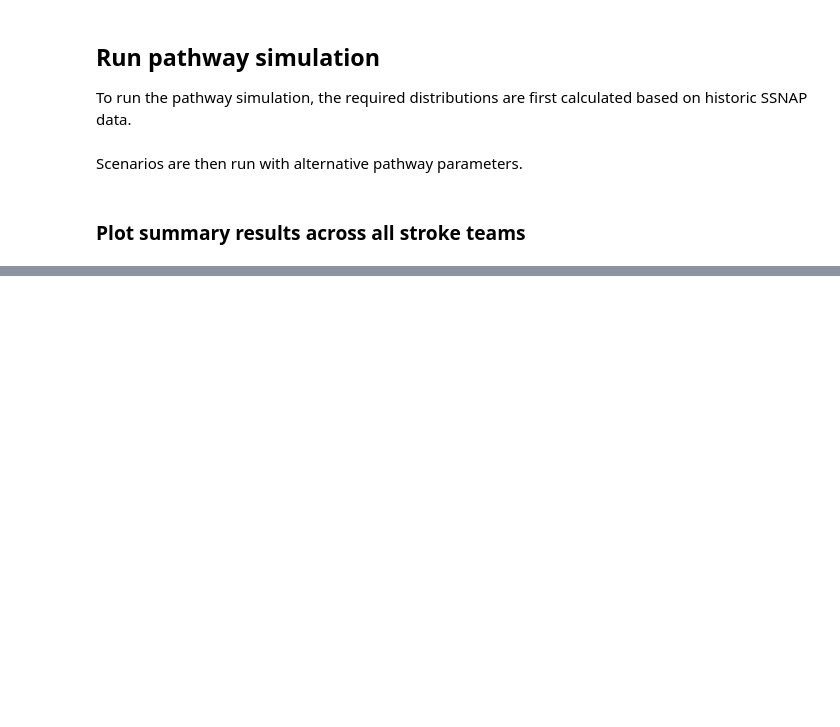
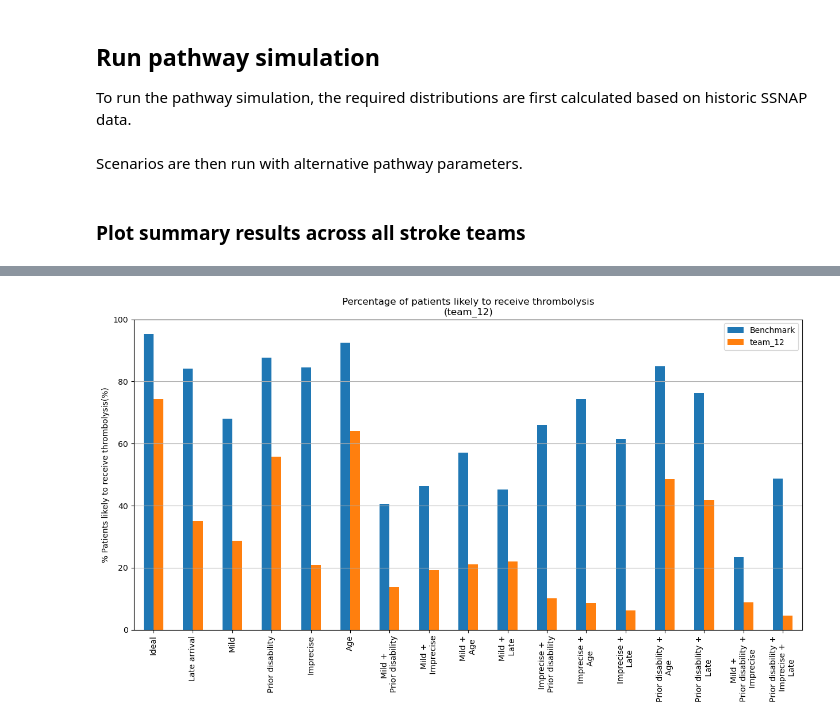
Before and after one commit to samuel-book/samuel_2_demo, a Jupyter notebook: prod_1_hospital_improvement_demo.ipynb, the cells around one changed output, grey strips where cells are left out. Cells and saved outputs as stored; diff of their text form; code cells hidden in the pictures; blank space fills up the shorter version.

Commit message:
Add prototype patients

```diff
--- a/prod_1_hospital_improvement_demo.ipynb
+++ b/prod_1_hospital_improvement_demo.ipynb
@@ -157,0 +184,4 @@ pathway.plot_team_results(team, show=True)
+# %%
+choice_outcome_model.predict_prototype_patients(team, show=True)
+# %% [output]
+[figure, added]
```
Also changed, not shown: parts of 7 cells of this notebook, 3 other files.
